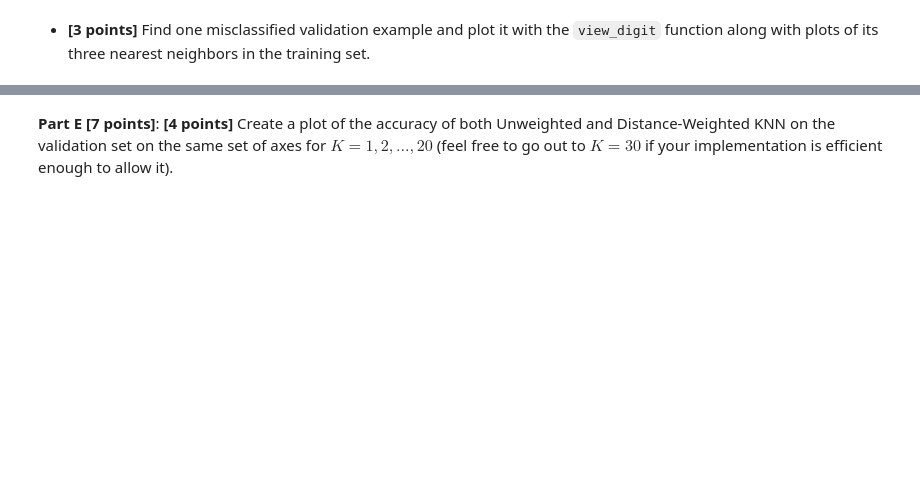
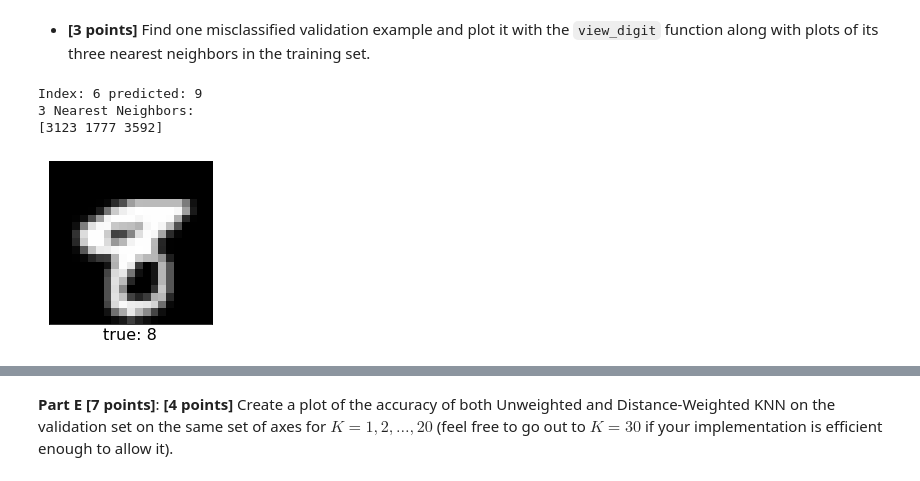
Before and after one commit to arjun-rao/csci5622-ml, a Jupyter notebook: hmwks/hw1/hw1.ipynb, the cells around one changed output, grey strips where cells are left out. Cells and saved outputs as stored; diff of their text form; code cells hidden in the pictures; blank space fills up the shorter version.

```diff
--- a/hmwks/hw1/hw1.ipynb
+++ b/hmwks/hw1/hw1.ipynb
@@ -342,0 +531,16 @@ raise NotImplementedError()
+# %%
+# YOUR CODE HERE
+for i in range(len(y_valid)):
+    if yhat_valid[i] != y_valid[i]:
+        print (f'Index: {i} predicted: {yhat_valid[i]}')
+        view_digit(X_valid[i], y_valid[i])
+        _, ind = knn.balltree.query(X_valid[i].reshape(1, -1), k=3)
+        print('3 Nearest Neighbors:')
+        for item in ind:
+            print(item)
+        break
+# %% [output]
+Index: 6 predicted: 9
+3 Nearest Neighbors:
+[3123 1777 3592]
+[figure, added]
```
Also changed, not shown: parts of 35 cells of this notebook, 1 other file.
